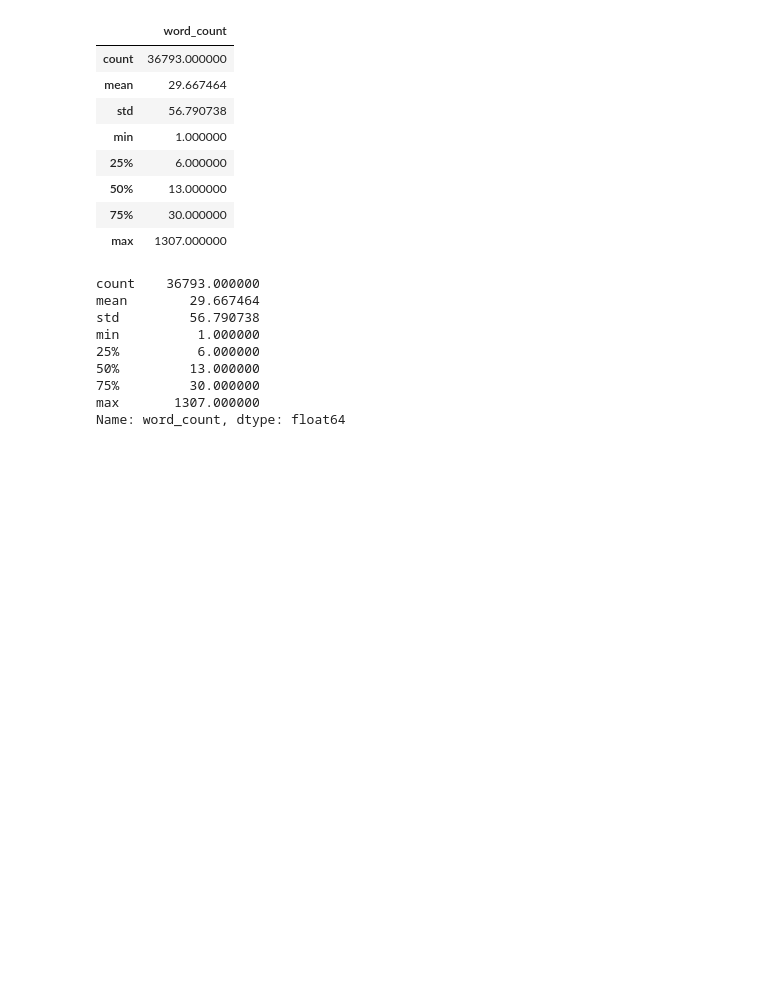
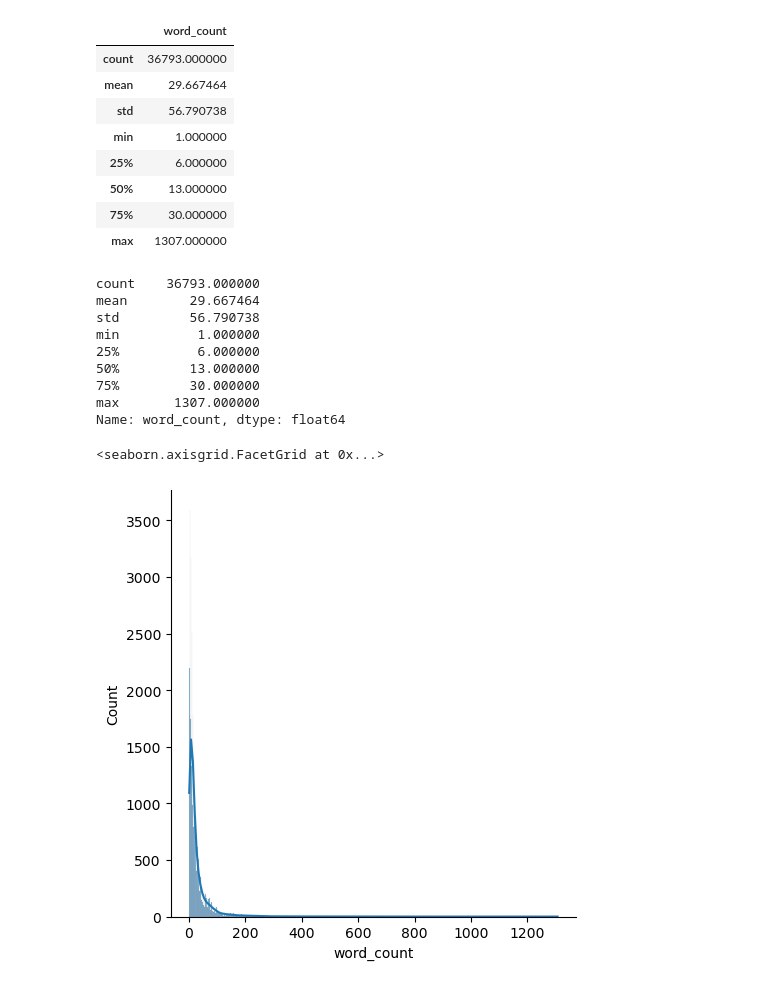
Before and after one commit to shovo896/Youtube_Sentiment_Insights, a Jupyter notebook: notebooks/preprocessing_and_eda.ipynb, the cells around one changed output. Saved outputs shown, nothing was run; the diff lists cells and outputs as text; code cells hidden in the pictures; blank space fills up the shorter version.

```diff
--- a/notebooks/preprocessing_and_eda.ipynb
+++ b/notebooks/preprocessing_and_eda.ipynb
@@ -232,3 +232,8 @@ min          1.000000
 75%         30.000000
 max       1307.000000
 Name: word_count, dtype: float64
+# %%
+sns.displot(df['word_count'], kde=True)
+# %% [output]
+<seaborn.axisgrid.FacetGrid at 0x...>
+[figure, added]
```
